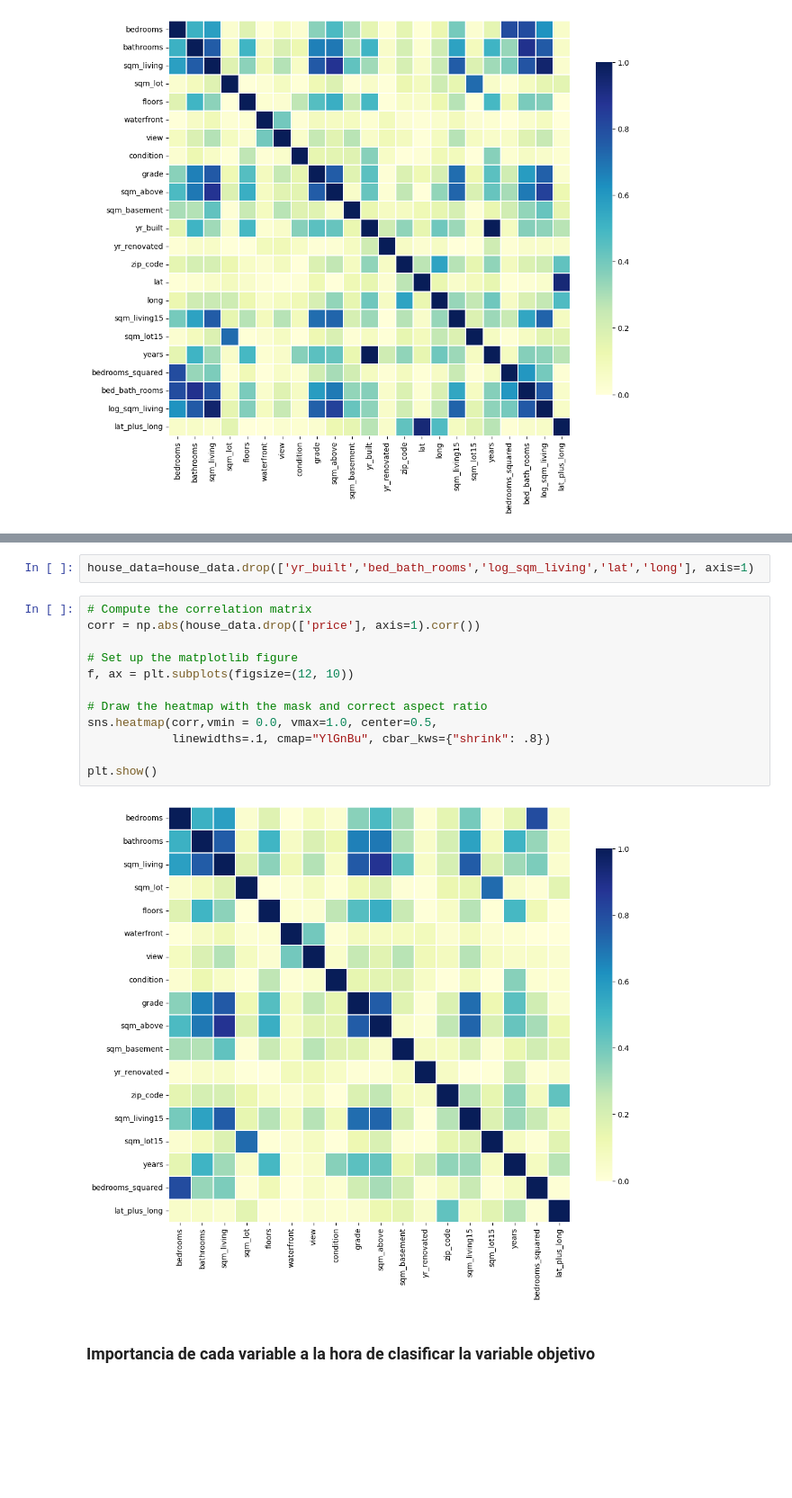
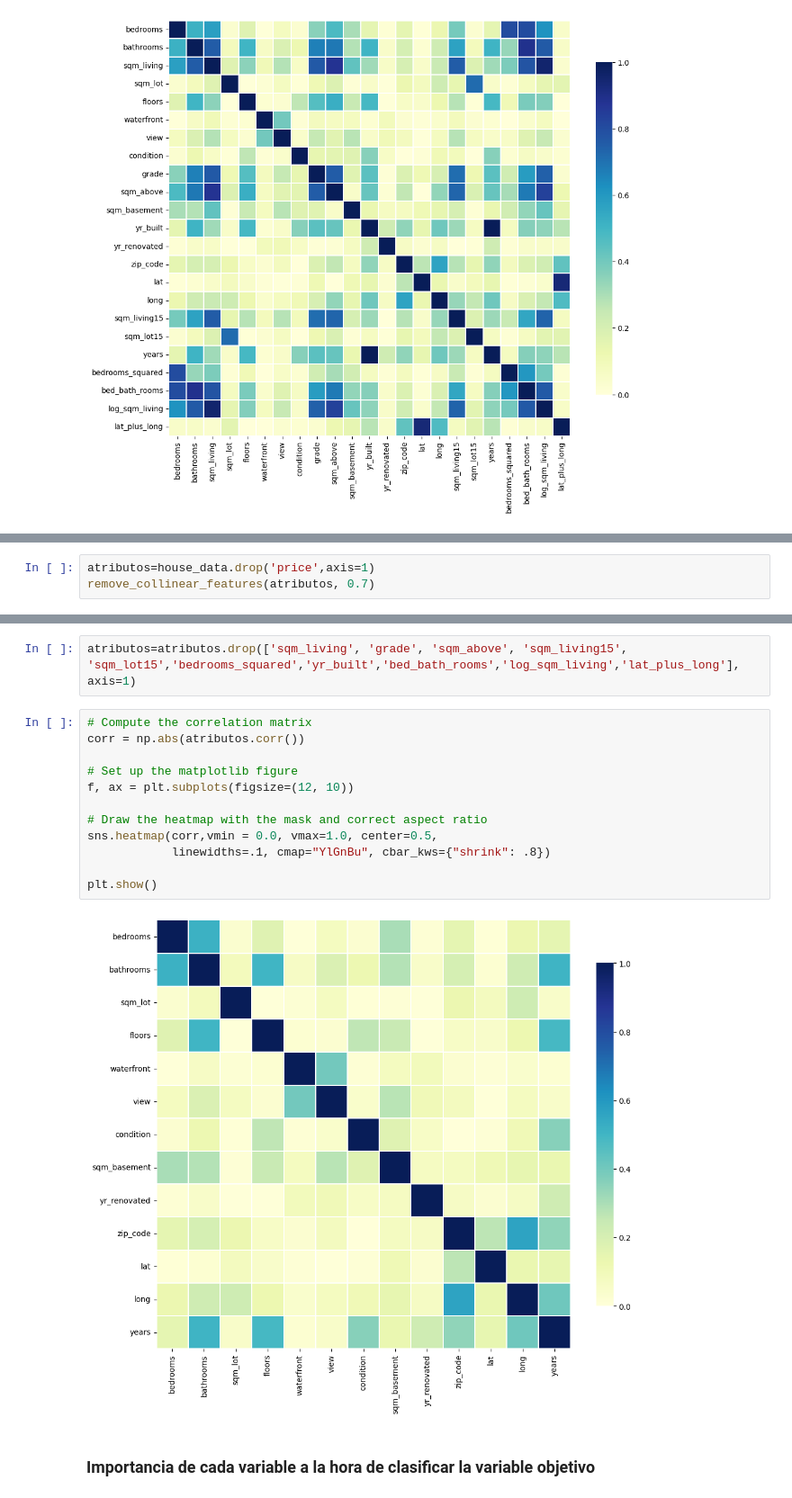
Before and after one commit to DiegoEscanciano/UCM_MACH, a Jupyter notebook: Código/Entrega_DiegoEscanciano.ipynb, the cells around one changed output, grey strips where cells are left out. Shown at 90% size. Cells and saved outputs as stored; diff of their text form; blank space fills up the shorter version.

```diff
--- a/Código/Entrega_DiegoEscanciano.ipynb
+++ b/Código/Entrega_DiegoEscanciano.ipynb
@@ -240,2 +271,5 @@ Después de ver esta matriz de correlaciones hay muchas variables que podemos el
 
 Eliminaremos las variables yr_built, bed_bath_rooms, log_sqm_living, lat, long y resulta:
+# %%
+atributos=house_data.drop('price',axis=1)
+remove_collinear_features(atributos, 0.7)
@@ -242,19 +310,19 @@ Eliminaremos las variables yr_built, bed_bath_rooms, log_sqm_living, lat, long y
 # %%
-house_data=house_data.drop(['yr_built','bed_bath_rooms','log_sqm_living','lat','long'], axis=1)
+atributos=atributos.drop(['sqm_living', 'grade', 'sqm_above', 'sqm_living15', 'sqm_lot15','bedrooms_squared','yr_built','bed_bath_rooms','log_sqm_living','lat_plus_long'], axis=1)
 # %%
 # Compute the correlation matrix
-corr = np.abs(house_data.drop(['price'], axis=1).corr())
+corr = np.abs(atributos.corr())
 
 # Set up the matplotlib figure
 f, ax = plt.subplots(figsize=(12, 10))
 
 # Draw the heatmap with the mask and correct aspect ratio
 sns.heatmap(corr,vmin = 0.0, vmax=1.0, center=0.5,
             linewidths=.1, cmap="YlGnBu", cbar_kws={"shrink": .8})
 
 plt.show()
 # %% [output]
-[figure, old version]
+[figure, new version]
 # %% [markdown]
 ### Importancia de cada variable a la hora de clasificar la variable objetivo
 # %%
```
Also changed, not shown: parts of 53 cells of this notebook.
